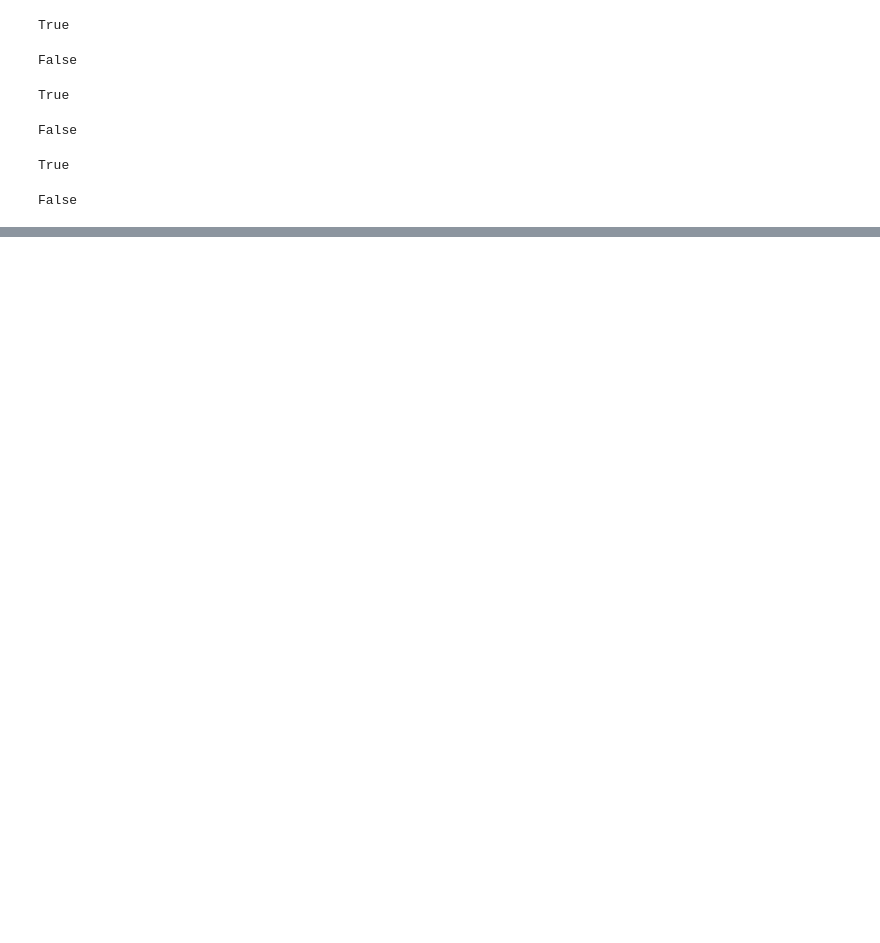
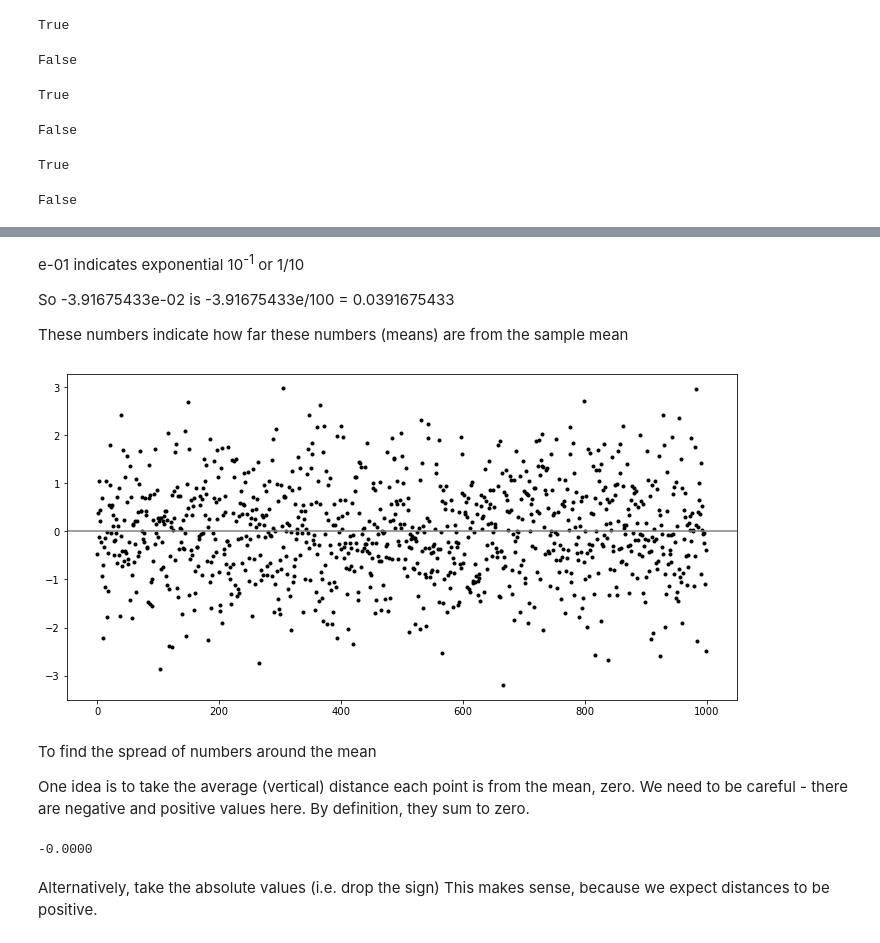
Before and after one commit to BreeTree/cow-way, a Jupyter notebook: Topic-03-notebook-BH.ipynb, the cells around one changed output, grey strips where cells are left out. Drawn from its saved outputs; the diff is of its cells as text; code cells hidden in the pictures; blank space fills up the shorter version.

```diff
--- a/Topic-03-notebook-BH.ipynb
+++ b/Topic-03-notebook-BH.ipynb
@@ -63,0 +176,5 @@ Doctors can tend to interpret the information gained during a patient consultati
+# %%
+# How to calculate sd
+# Generate a sample of values - note we can see the population standard deviation.
+x = np.random.normal(10.0, 1.0, 1000)
+x
@@ -63,0 +199,9 @@ Doctors can tend to interpret the information gained during a patient consultati
+# %%
+# Calculate the mean.
+x_mean = x.mean()
+
+# Subtract the mean from each of the values.
+zeroed = x - x_mean
+
+# Have a look at the zeroed values.
+zeroed
@@ -63,0 +226,32 @@ Doctors can tend to interpret the information gained during a patient consultati
+# %% [markdown]
+e-01 indicates exponential 10<sup>-1</sup> or 1/10
+
+So -3.91675433e-02 is -3.91675433e/100 = 0.0391675433
+
+These numbers indicate how far these numbers (means) are from the sample mean
+# %%
+# Create a plot.
+fig, ax = plt.subplots(figsize=(12, 6))
+
+# Plot the zeroed array, each value spaced out evenly along the x axis.
+# Note the x axis is just the position of the value in the zeroed array.
+ax.plot(range(len(zeroed)), zeroed, 'k.')
+
+# Plot the y=0 line.
+ax.axhline(y=0.0, color='grey', linestyle='-');
+# %% [output]
+[figure, added]
+# %% [markdown]
+To find the spread of numbers around the mean
+
+One idea is to take the average (vertical) distance each point is from the mean, zero.
+We need to be careful - there are negative and positive values here.
+By definition, they sum to zero.
+# %%
+# Sum the array.
+print(f'{zeroed.sum():0.4f}')
+# %% [output]
+-0.0000
+# %% [markdown]
+Alternatively, take the absolute values (i.e. drop the sign)
+This makes sense, because we expect distances to be positive.
```
Also changed, not shown: parts of 49 cells of this notebook.
